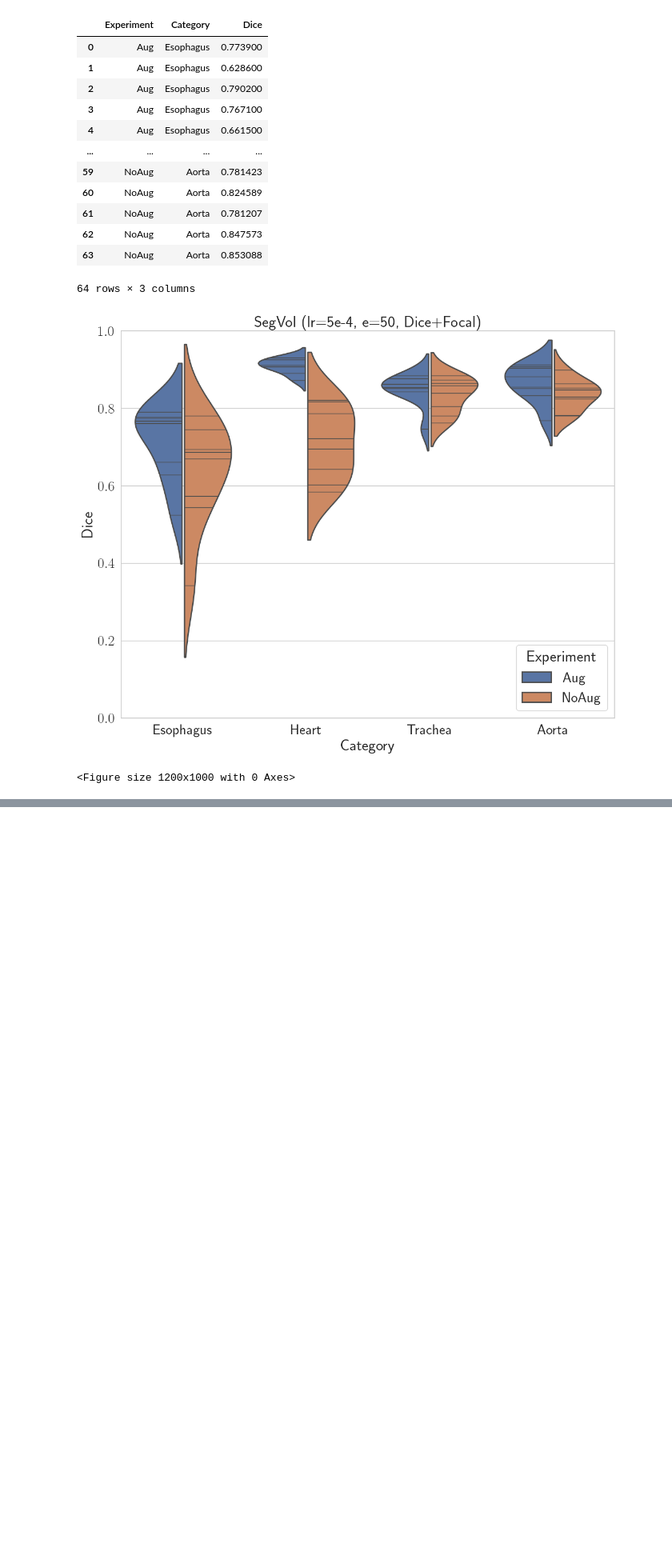
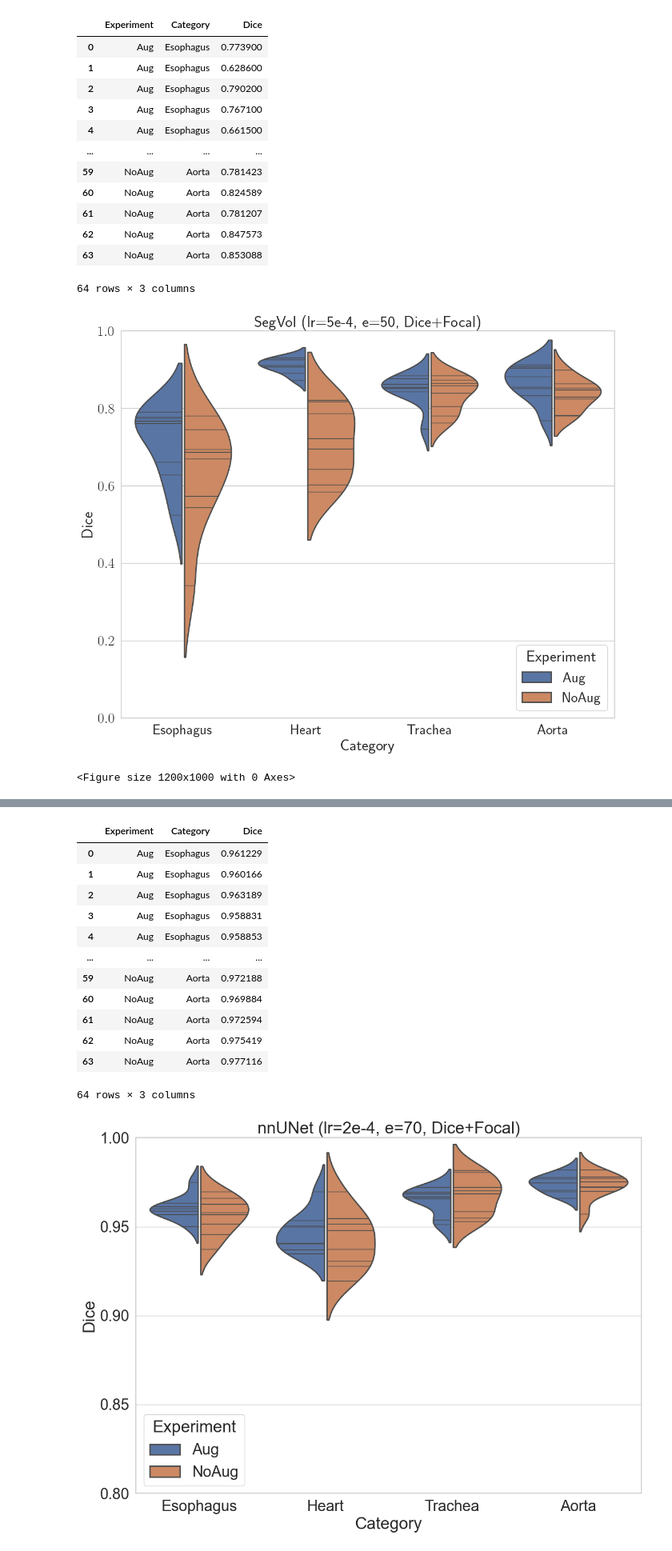
Before and after one commit to danilotpnta/ai4mi_project, a Jupyter notebook: notebooks/plotting.ipynb, the cells around one changed output, grey strips where cells are left out. Shown at 80% size. Saved outputs shown, nothing was run; the diff lists cells and outputs as text; code cells hidden in the pictures; blank space fills up the shorter version.

```diff
--- a/notebooks/plotting.ipynb
+++ b/notebooks/plotting.ipynb
@@ -147,0 +229,60 @@ plt.savefig(save_dir, bbox_inches="tight")
+# %%
+store_1 = np.load(experiments[0] / "dice_pred.npy")
+store_1 = store_1[:, 1:]  # Exclude background
+store_1 = store_1[np.random.choice(store_1.shape[0], 8, replace=False)]
+
+store_2 = np.load(experiments[1] / "dice_pred.npy")
+store_2 = store_2[:, 1:]  # Exclude background
+store_2 = store_2[np.random.choice(store_2.shape[0], 8, replace=False)]
+
+df = pd.concat(
+    [
+        pd.DataFrame(store_1, columns=categories[1:]).assign(Experiment="Aug"),
+        pd.DataFrame(store_2, columns=categories[1:]).assign(Experiment="NoAug"),
+    ]
+)
+
+# Convert dataframe from wide-form to long-form
+df_long = pd.melt(df, id_vars=["Experiment"], var_name="Category", value_name="Dice")
+display(df_long)
+
+plt.figure(figsize=(12, 9))
+
+# Create a violin plot
+sns.violinplot(
+    data=df_long,
+    x="Category",
+    y="Dice",
+    hue="Experiment",
+    density_norm="count",
+    native_scale=True,
+    linewidth=2,
+    gap=0.05,
+    common_norm=False,
+    split=True,
+    inner="stick",
+)
+plt.ylim(0.8, 1)
+plt.yticks([0.8, 0.85, 0.9, 0.95, 1])
+plt.ylabel("Dice")
+plt.title(f"nnUNet (lr=2e-4, e=70, Dice+Focal)")
+plt.tight_layout()
+save_dir = curdir /"nnUNet_2d_DiceFocal_comparison" /"dice_pred_aug_vs_noaug.png"
+save_dir.parent.mkdir(parents=True, exist_ok=True)
+plt.savefig(save_dir, bbox_inches="tight")
+plt.show()
+# %% [output]
+|  | Experiment | Category | Dice |
+| 0 | Aug | Esophagus | 0.961229 |
+| 1 | Aug | Esophagus | 0.960166 |
+| 2 | Aug | Esophagus | 0.963189 |
+| 3 | Aug | Esophagus | 0.958831 |
+| 4 | Aug | Esophagus | 0.958853 |
+| ... | ... | ... | ... |
+| 59 | NoAug | Aorta | 0.972188 |
+| 60 | NoAug | Aorta | 0.969884 |
+| 61 | NoAug | Aorta | 0.972594 |
+| 62 | NoAug | Aorta | 0.975419 |
+| 63 | NoAug | Aorta | 0.977116 |
+64 rows × 3 columns
+[figure, added]
```
Also changed, not shown: parts of 8 cells of this notebook, 5 other files.
